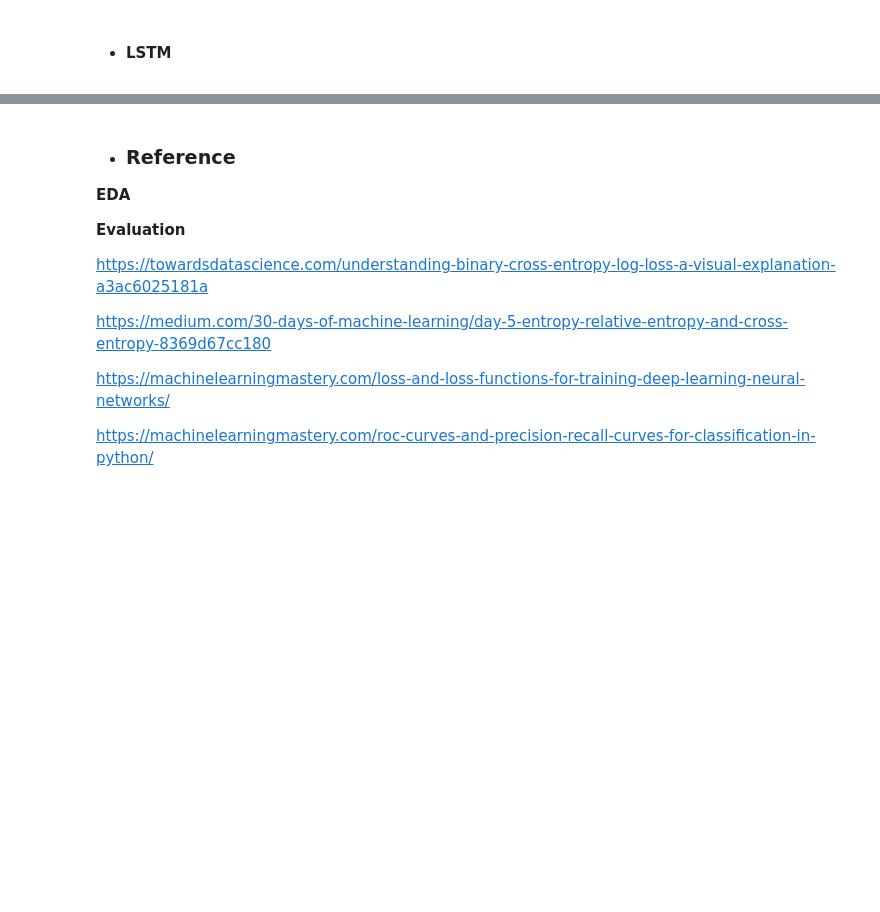
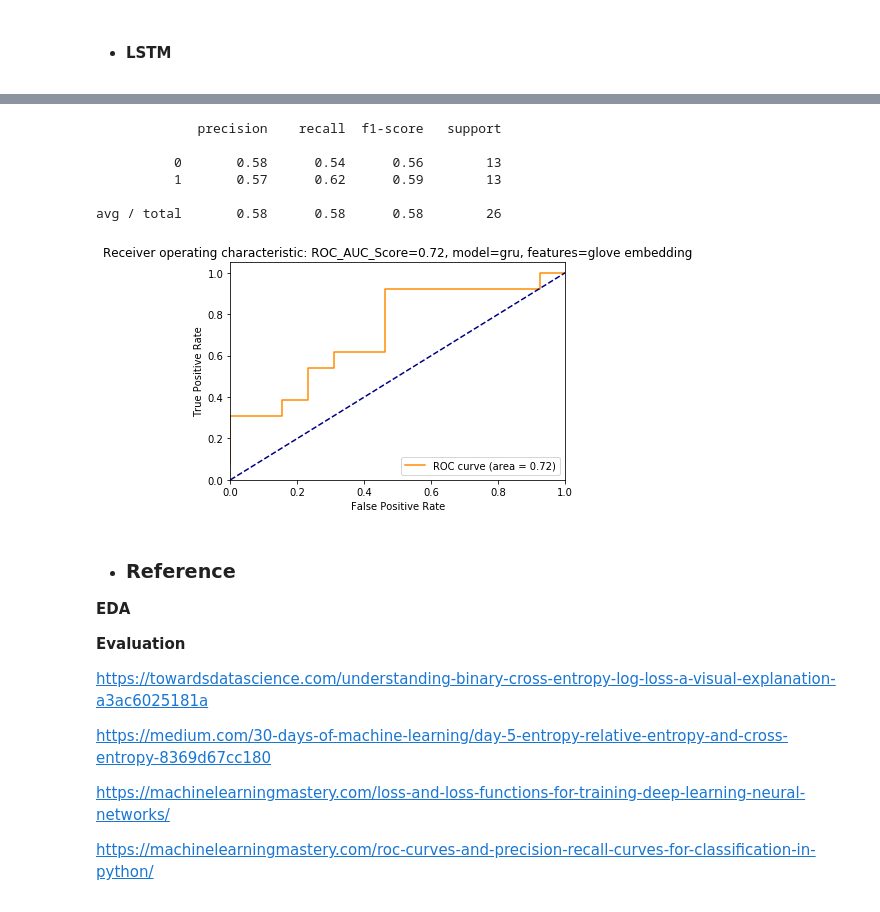
Before and after one commit to ck-unifr/german-wings-airline-challenge, a Jupyter notebook: german-wings-review.ipynb, the cells around one changed output, grey strips where cells are left out. Saved outputs shown, nothing was run; the diff lists cells and outputs as text; code cells hidden in the pictures; blank space fills up the shorter version.

```diff
--- a/german-wings-review.ipynb
+++ b/german-wings-review.ipynb
@@ -987,3 +1354,16 @@ model.fit(xtrain_pad, y=ytrain_enc, batch_size=512, epochs=1, verbose=1,
+# %%
+print(classification_report(yvalid.values, ypred))
+# %% [output]
+             precision    recall  f1-score   support
+
+          0       0.58      0.54      0.56        13
+          1       0.57      0.62      0.59        13
+
+avg / total       0.58      0.58      0.58        26
+# %%
+plot_auc_curve(yvalid, predictions[:, 1], model_name='gru',  features='glove embedding')
+# %% [output]
+[figure, added]
 # %% [markdown]
 - ### Reference
 
```
Also changed, not shown: parts of 85 cells of this notebook.
